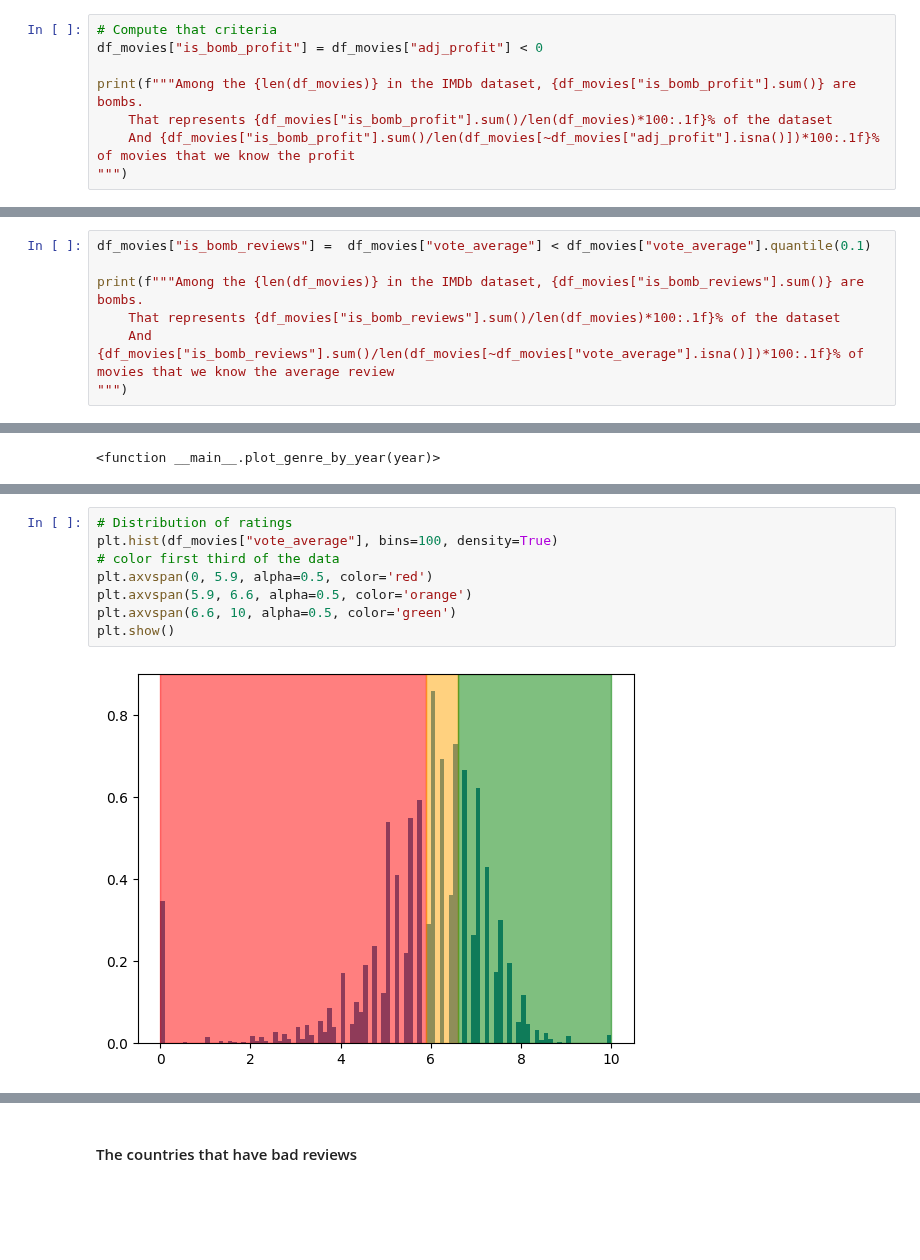
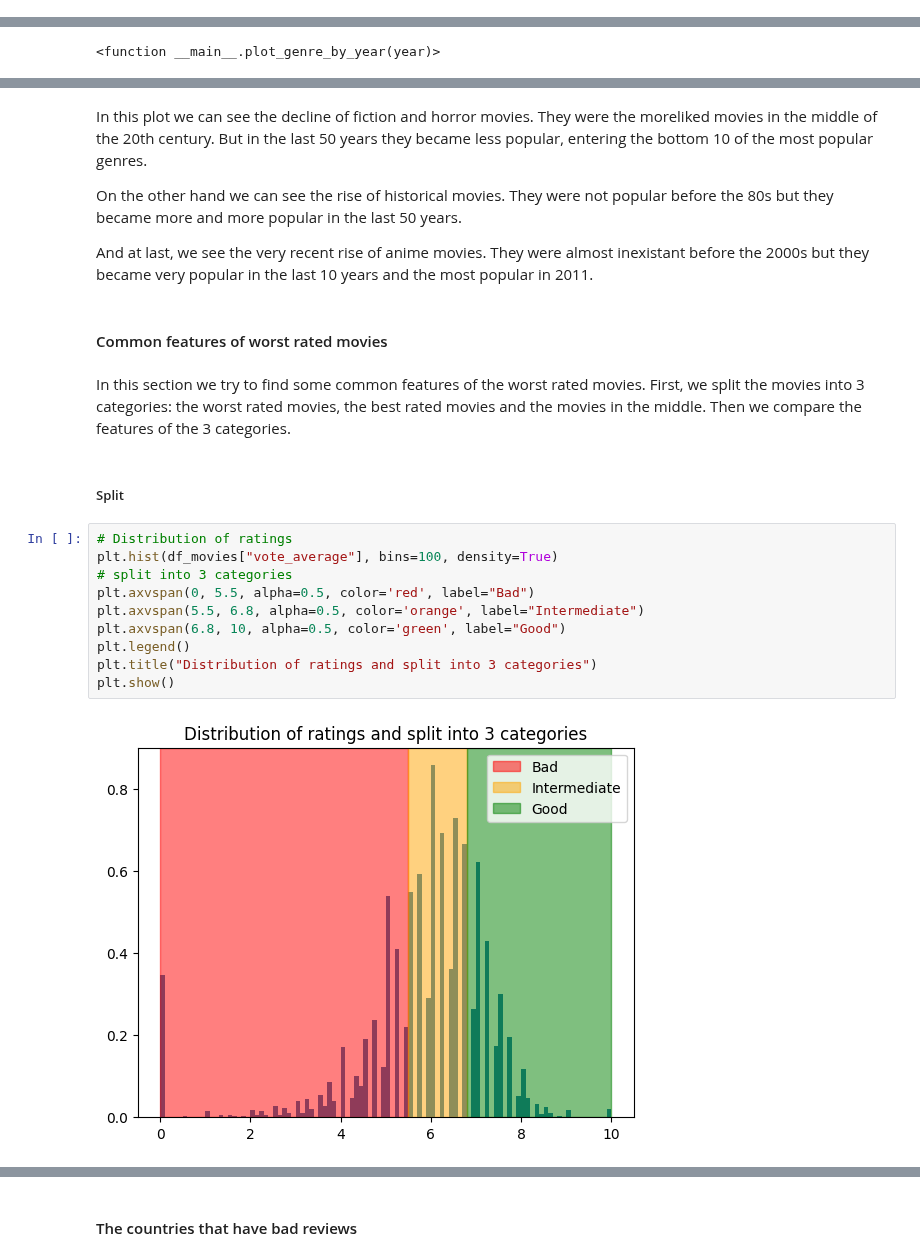
Before and after one commit to epfl-ada/ada-2022-project-adamax, a Jupyter notebook: src/initial_analysis.ipynb, the cells around one changed output, grey strips where cells are left out. Drawn from its saved outputs; the diff is of its cells as text; blank space fills up the shorter version.

```diff
--- a/src/initial_analysis.ipynb
+++ b/src/initial_analysis.ipynb
@@ -120,8 +87,0 @@ We don't really know the real revenue of the production companies for each movie
-# %%
-# Compute that criteria
-df_movies["is_bomb_profit"] = df_movies["adj_profit"] < 0
-
-print(f"""Among the {len(df_movies)} in the IMDb dataset, {df_movies["is_bomb_profit"].sum()} are bombs.
-    That represents {df_movies["is_bomb_profit"].sum()/len(df_movies)*100:.1f}% of the dataset
-    And {df_movies["is_bomb_profit"].sum()/len(df_movies[~df_movies["adj_profit"].isna()])*100:.1f}% of movies that we know the profit
-""")
@@ -136,7 +87,0 @@ We decide that a movie have bad reviews if its average review is lower than the
-# %%
-df_movies["is_bomb_reviews"] =  df_movies["vote_average"] < df_movies["vote_average"].quantile(0.1)
-
-print(f"""Among the {len(df_movies)} in the IMDb dataset, {df_movies["is_bomb_reviews"].sum()} are bombs.
-    That represents {df_movies["is_bomb_reviews"].sum()/len(df_movies)*100:.1f}% of the dataset
-    And {df_movies["is_bomb_reviews"].sum()/len(df_movies[~df_movies["vote_average"].isna()])*100:.1f}% of movies that we know the average review
-""")
@@ -320,12 +301,26 @@ interactive(children=(IntSlider(value=2013, description='Year:', max=2013, min=1
+# %% [markdown]
+In this plot we can see the decline of fiction and horror movies. They were the moreliked movies in the middle of the 20th century. But in the last 50 years they became less popular, entering the bottom 10 of the most popular genres.
+
+On the other hand we can see the rise of historical movies. They were not popular before the 80s but they became more and more popular in the last 50 years.
+
+And at last, we see the very recent rise of anime movies. They were almost inexistant before the 2000s but they became very popular in the last 10 years and the most popular in 2011.
+# %% [markdown]
+#### Common features of worst rated movies
+# %% [markdown]
+In this section we try to find some common features of the worst rated movies. First, we split the movies into 3 categories: the worst rated movies, the best rated movies and the movies in the middle. Then we compare the features of the 3 categories.
+# %% [markdown]
+##### Split
 # %%
 # Distribution of ratings
 plt.hist(df_movies["vote_average"], bins=100, density=True)
-# color first third of the data
-plt.axvspan(0, 5.9, alpha=0.5, color='red')
-plt.axvspan(5.9, 6.6, alpha=0.5, color='orange')
-plt.axvspan(6.6, 10, alpha=0.5, color='green')
+# split into 3 categories
+plt.axvspan(0, 5.5, alpha=0.5, color='red', label="Bad")
+plt.axvspan(5.5, 6.8, alpha=0.5, color='orange', label="Intermediate")
+plt.axvspan(6.8, 10, alpha=0.5, color='green', label="Good")
+plt.legend()
+plt.title("Distribution of ratings and split into 3 categories")
 plt.show()
 # %% [output]
-[figure, old version]
+[figure, new version]
 # %%
 # Split the data into 3 groups
```
Also changed, not shown: parts of 54 cells of this notebook.
